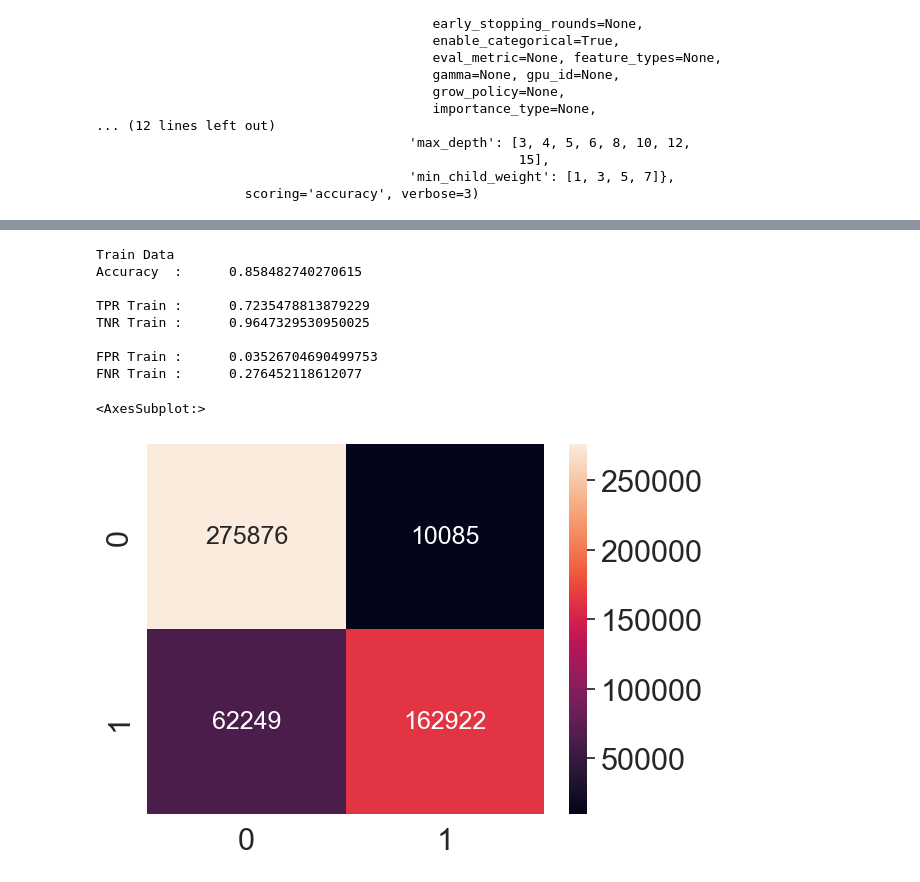
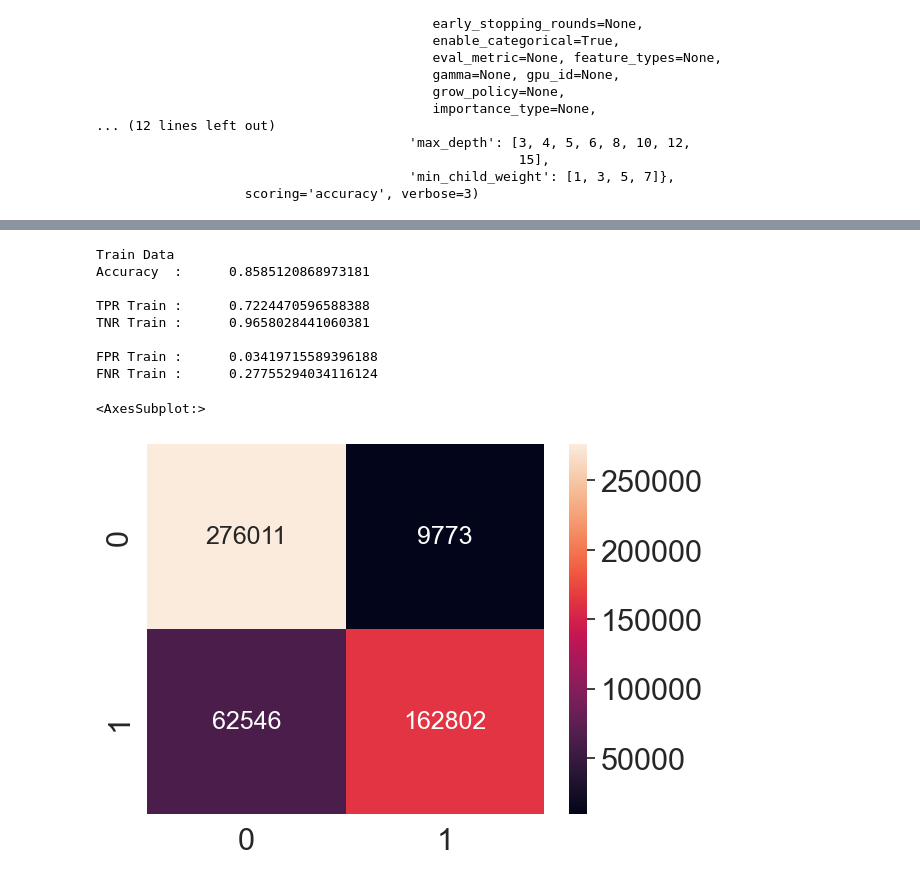
Before and after one commit to Hungr-yy/ntu-sc1015-mini-project, a Jupyter notebook: 5. Model 4.ipynb, the cells around one changed output, grey strips where cells are left out. Saved outputs shown, nothing was run; the diff lists cells and outputs as text; code cells hidden in the pictures.

```diff
--- a/5. Model 4.ipynb
+++ b/5. Model 4.ipynb
@@ -217,40 +232,45 @@ print(np.abs(gb.best_score_))
+# %%
+#Setting up the XGBoost model with the best parameters
+gb=XGBClassifier(tree_method="gpu_hist", enable_categorical=True, min_child_weight = 3, max_depth = 12, learning_rate = 0.15, gamma = 0.0, colsample_bytree = 1)
 # %%
+gb.fit(X_train, y_train.phish.ravel())
+
 # Predict the Response corresponding to Predictors
 y_train_pred = gb.predict(X_train)
 
 # Print the Classification Accuracy
 print("Train Data")
 print("Accuracy  :\t", gb.score(X_train, y_train))
 print()
 
 # Print the Accuracy Measures from the Confusion Matrix
 cmTrain = confusion_matrix(y_train, y_train_pred)
 tpTrain = cmTrain[1][1] # True Positives : Good (1) predicted Good (1)
 fpTrain = cmTrain[0][1] # False Positives : Bad (0) predicted Good (1)
 tnTrain = cmTrain[0][0] # True Negatives : Bad (0) predicted Bad (0)
 fnTrain = cmTrain[1][0] # False Negatives : Good (1) predicted Bad (0)
 
 print("TPR Train :\t", (tpTrain/(tpTrain + fnTrain)))
 print("TNR Train :\t", (tnTrain/(tnTrain + fpTrain)))
 print()
 
 print("FPR Train :\t", (fpTrain/(tnTrain + fpTrain)))
 print("FNR Train :\t", (fnTrain/(tpTrain + fnTrain)))
 
 # Plot the two-way Confusion Matrix
 sb.heatmap(confusion_matrix(y_train, y_train_pred),
            annot = True, fmt=".0f", annot_kws={"size": 18})
 # %% [output]
 Train Data
-Accuracy  :      0.858482740270615
+Accuracy  :      0.8585120868973181
 
-TPR Train :      0.7235478813879229
-TNR Train :      0.9647329530950025
+TPR Train :      0.7224470596588388
+TNR Train :      0.9658028441060381
 
-FPR Train :      0.03526704690499753
-FNR Train :      0.276452118612077
+FPR Train :      0.03419715589396188
+FNR Train :      0.27755294034116124
 <AxesSubplot:>
-[figure, old version]
+[figure, new version]
 # %%
 # Predict the Response corresponding to Predictors
 y_test_pred = gb.predict(X_test)
```
Also changed, not shown: parts of 8 cells of this notebook, 1 other file.
